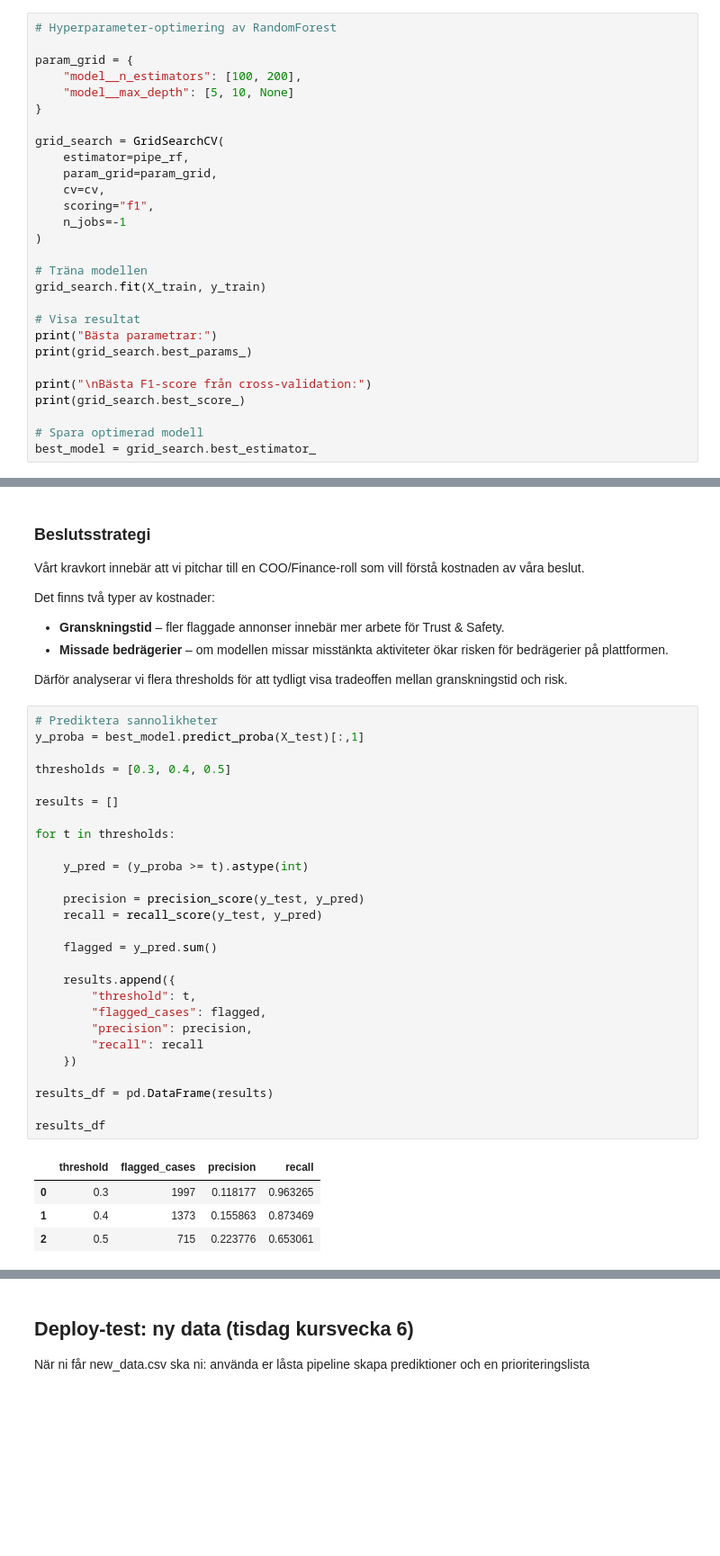
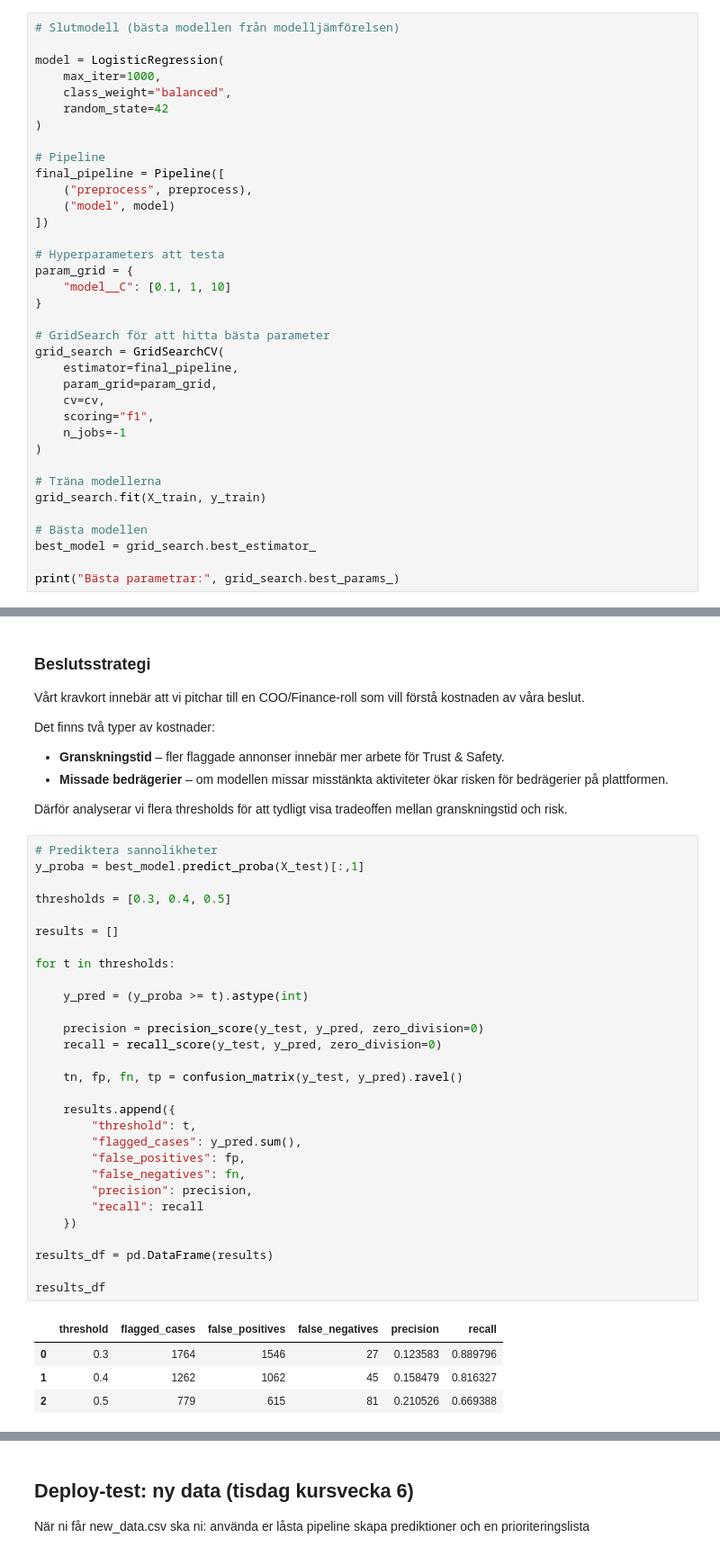
Before and after one commit to AlmaVasell/Grupparbete-MACHINELEARNING, a Jupyter notebook: report.ipynb, the cells around one changed output, grey strips where cells are left out. Shown at 90% size. Drawn from its saved outputs; the diff is of its cells as text; blank space fills up the shorter version.

```diff
--- a/report.ipynb
+++ b/report.ipynb
@@ -327,31 +327,39 @@ Välj en “final” modell baserat på jämförelsen.
 Gör tuning på den valda modellen (litet grid, minst 1–2 parametrar).
 Förklara kort vad ni optimerade och varför (koppla till kravkortet).
 # %%
-# Hyperparameter-optimering av RandomForest
+# Slutmodell (bästa modellen från modelljämförelsen)
 
+model = LogisticRegression(
+    max_iter=1000,
+    class_weight="balanced",
+    random_state=42
+)
+
+# Pipeline
+final_pipeline = Pipeline([
+    ("preprocess", preprocess),
+    ("model", model)
+])
+
+# Hyperparameters att testa
 param_grid = {
-    "model__n_estimators": [100, 200],
-    "model__max_depth": [5, 10, None]
+    "model__C": [0.1, 1, 10]
 }
 
+# GridSearch för att hitta bästa parameter
 grid_search = GridSearchCV(
-    estimator=pipe_rf,
+    estimator=final_pipeline,
     param_grid=param_grid,
     cv=cv,
     scoring="f1",
     n_jobs=-1
 )
 
-# Träna modellen
+# Träna modellerna
 grid_search.fit(X_train, y_train)
 
-# Visa resultat
-print("Bästa parametrar:")
-print(grid_search.best_params_)
+# Bästa modellen
+best_model = grid_search.best_estimator_
 
-print("\nBästa F1-score från cross-validation:")
-print(grid_search.best_score_)
-
-# Spara optimerad modell
-best_model = grid_search.best_estimator_
+print("Bästa parametrar:", grid_search.best_params_)
 # %% [output]
@@ -421,35 +443,37 @@ granskningstid och risk.
 # %%
 # Prediktera sannolikheter
 y_proba = best_model.predict_proba(X_test)[:,1]
 
 thresholds = [0.3, 0.4, 0.5]
 
 results = []
 
 for t in thresholds:
 
     y_pred = (y_proba >= t).astype(int)
 
-    precision = precision_score(y_test, y_pred)
-    recall = recall_score(y_test, y_pred)
+    precision = precision_score(y_test, y_pred, zero_division=0)
+    recall = recall_score(y_test, y_pred, zero_division=0)
 
-    flagged = y_pred.sum()
+    tn, fp, fn, tp = confusion_matrix(y_test, y_pred).ravel()
 
     results.append({
         "threshold": t,
-        "flagged_cases": flagged,
+        "flagged_cases": y_pred.sum(),
+        "false_positives": fp,
+        "false_negatives": fn,
         "precision": precision,
         "recall": recall
     })
 
 results_df = pd.DataFrame(results)
 
 results_df
 # %% [output]
-|  | threshold | flagged_cases | precision | recall |
-| 0 | 0.3 | 1997 | 0.118177 | 0.963265 |
-| 1 | 0.4 | 1373 | 0.155863 | 0.873469 |
-| 2 | 0.5 | 715 | 0.223776 | 0.653061 |
+|  | threshold | flagged_cases | false_positives | false_negatives | precision | recall |
+| 0 | 0.3 | 1764 | 1546 | 27 | 0.123583 | 0.889796 |
+| 1 | 0.4 | 1262 | 1062 | 45 | 0.158479 | 0.816327 |
+| 2 | 0.5 | 779 | 615 | 81 | 0.210526 | 0.669388 |
 # %% [markdown]
 ### Tolkning
 
```
Also changed, not shown: parts of 5 cells of this notebook.
